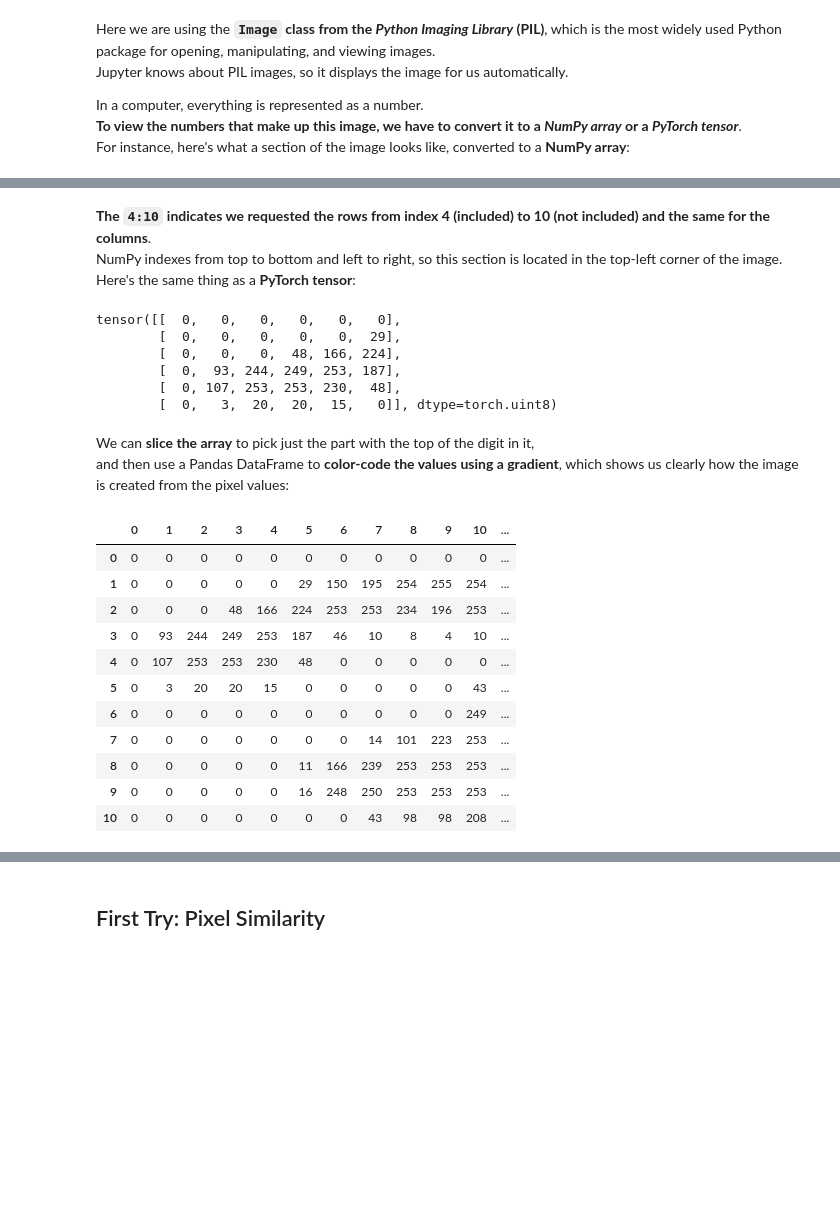
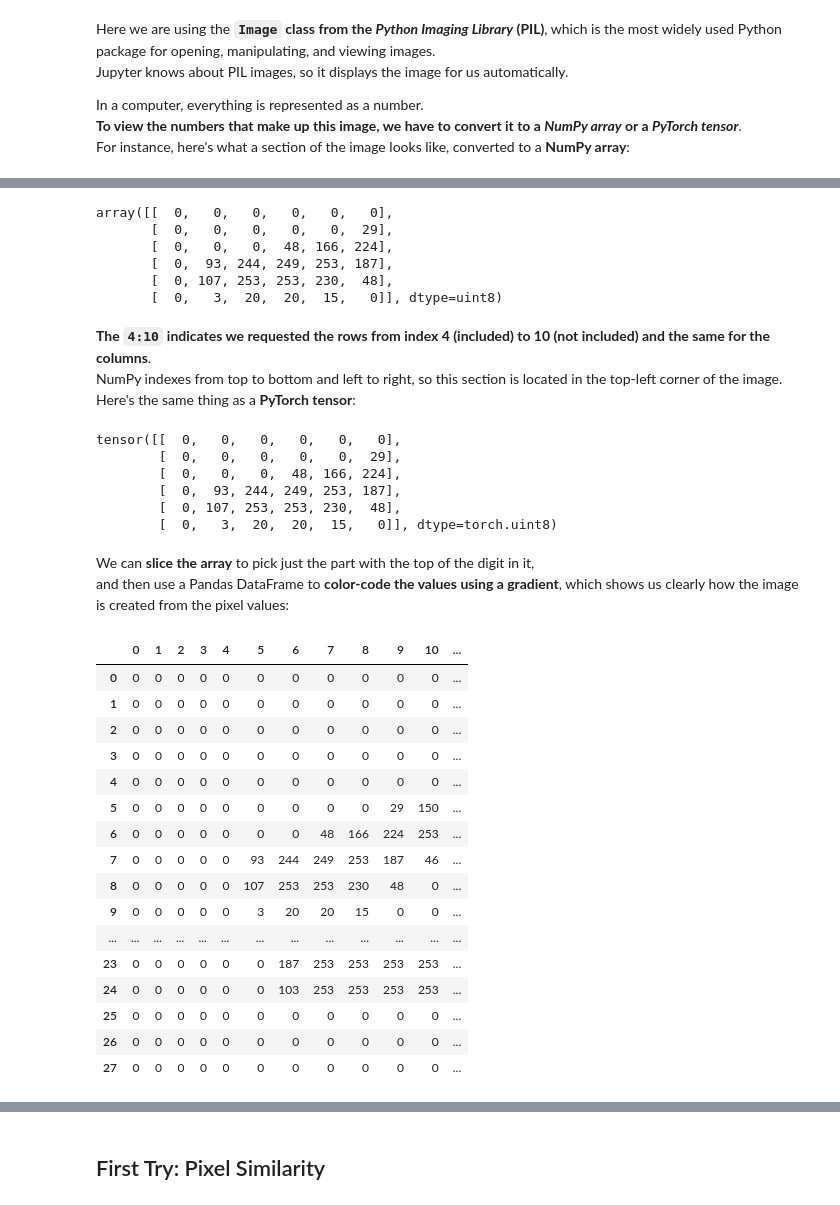
Before and after one commit to ltr01/fastbook, a Jupyter notebook: 04_mnist_basics.ipynb, the cells around one changed output, grey strips where cells are left out. Saved outputs shown, nothing was run; the diff lists cells and outputs as text; code cells hidden in the pictures; blank space fills up the shorter version.

```diff
--- a/04_mnist_basics.ipynb
+++ b/04_mnist_basics.ipynb
@@ -123,37 +147,75 @@ array([[  0,   0,   0,   0,   0,   0],
+# %%
+'''
+one easy way to treat things as numbers is to turn them into an array
+the array is part of numpy, the most popular array programming library for python
+so if we pass our PIL image object to array it just converts the image into a bunch of numbers
+the truth is it was a bunch of numbers the whole time
+it was stored as bunch of numbers on disk
+it just that there's this magic thing in jupyter that knows how to display those numbers on the screen
+an image is just a bunch of numbers on a pc, so we can compute with it
+'''
+array(im3)[4:10,4:10]  # this converts the image im3 to numbers in form of an array
+# %% [output]
+array([[  0,   0,   0,   0,   0,   0],
+       [  0,   0,   0,   0,   0,  29],
+       [  0,   0,   0,  48, 166, 224],
+       [  0,  93, 244, 249, 253, 187],
+       [  0, 107, 253, 253, 230,  48],
+       [  0,   3,  20,  20,  15,   0]], dtype=uint8)
 # %% [markdown]
 **The `4:10` indicates we requested the rows from index 4 (included) to 10 (not included) and the same for the columns**.
 NumPy indexes from top to bottom and left to right, so this section is located in the top-left corner of the image.
 Here's the same thing as a **PyTorch tensor**:
-# %%
-tensor(im3)[4:10,4:10]  # this converts the image im3 to numbers in form of an tensor
-# %% [output]
-tensor([[  0,   0,   0,   0,   0,   0],
-        [  0,   0,   0,   0,   0,  29],
-        [  0,   0,   0,  48, 166, 224],
-        [  0,  93, 244, 249, 253, 187],
-        [  0, 107, 253, 253, 230,  48],
-        [  0,   3,  20,  20,  15,   0]], dtype=torch.uint8)
+# %%
+'''
+a tensor is the pytorch version of a numpy array
+a pytorch tensor and numpy array behave nearly identically, much if not most of the time
+the key thing is a pytorch tensor can also be computed on a gpu, not just cpu
+so we use tensors because they have all the benefits of numpy arrays plus all the benefits of gpu computation
+and they have a whole lot of extra functionality as well
+'''
+tensor(im3)[4:10,4:10]  # this converts the image im3 to numbers in form of an tensor
+# %% [output]
+tensor([[  0,   0,   0,   0,   0,   0],
+        [  0,   0,   0,   0,   0,  29],
+        [  0,   0,   0,  48, 166, 224],
+        [  0,  93, 244, 249, 253, 187],
+        [  0, 107, 253, 253, 230,  48],
+        [  0,   3,  20,  20,  15,   0]], dtype=torch.uint8)
 # %% [markdown]
 We can **slice the array** to pick just the part with the top of the digit in it,
 and then use a Pandas DataFrame to **color-code the values using a gradient**, which shows us clearly how the image is created from the pixel values:
 # %%
+'''
+grab a bit of the image with slicing and turn it into a panda's data frame,
+because pandas has a very convenient thing called backgroud_gradient()
+that turns a background into a gradient, as you can see
+
+this is super tiny, my phone has millions of pixels
+'''
 #hide_output
 im3_t = tensor(im3)  # image converted into a tensor
-df = pd.DataFrame(im3_t[4:15,4:22])
+#df = pd.DataFrame(im3_t[4:15,4:22])  # panda data frame
+df = pd.DataFrame(im3_t[0:28,0:28])  # panda data frame
 df.style.set_properties(**{'font-size':'6pt'}).background_gradient('Greys')
 # %% [output]
 |  | 0 | 1 | 2 | 3 | 4 | 5 | 6 | 7 | 8 | 9 | 10 | ... |
 | 0 | 0 | 0 | 0 | 0 | 0 | 0 | 0 | 0 | 0 | 0 | 0 | ... |
-| 1 | 0 | 0 | 0 | 0 | 0 | 29 | 150 | 195 | 254 | 255 | 254 | ... |
-| 2 | 0 | 0 | 0 | 48 | 166 | 224 | 253 | 253 | 234 | 196 | 253 | ... |
-| 3 | 0 | 93 | 244 | 249 | 253 | 187 | 46 | 10 | 8 | 4 | 10 | ... |
-| 4 | 0 | 107 | 253 | 253 | 230 | 48 | 0 | 0 | 0 | 0 | 0 | ... |
-| 5 | 0 | 3 | 20 | 20 | 15 | 0 | 0 | 0 | 0 | 0 | 43 | ... |
-| 6 | 0 | 0 | 0 | 0 | 0 | 0 | 0 | 0 | 0 | 0 | 249 | ... |
-| 7 | 0 | 0 | 0 | 0 | 0 | 0 | 0 | 14 | 101 | 223 | 253 | ... |
-| 8 | 0 | 0 | 0 | 0 | 0 | 11 | 166 | 239 | 253 | 253 | 253 | ... |
-| 9 | 0 | 0 | 0 | 0 | 0 | 16 | 248 | 250 | 253 | 253 | 253 | ... |
-| 10 | 0 | 0 | 0 | 0 | 0 | 0 | 0 | 43 | 98 | 98 | 208 | ... |
+| 1 | 0 | 0 | 0 | 0 | 0 | 0 | 0 | 0 | 0 | 0 | 0 | ... |
+| 2 | 0 | 0 | 0 | 0 | 0 | 0 | 0 | 0 | 0 | 0 | 0 | ... |
+| 3 | 0 | 0 | 0 | 0 | 0 | 0 | 0 | 0 | 0 | 0 | 0 | ... |
+| 4 | 0 | 0 | 0 | 0 | 0 | 0 | 0 | 0 | 0 | 0 | 0 | ... |
+| 5 | 0 | 0 | 0 | 0 | 0 | 0 | 0 | 0 | 0 | 29 | 150 | ... |
+| 6 | 0 | 0 | 0 | 0 | 0 | 0 | 0 | 48 | 166 | 224 | 253 | ... |
+| 7 | 0 | 0 | 0 | 0 | 0 | 93 | 244 | 249 | 253 | 187 | 46 | ... |
+| 8 | 0 | 0 | 0 | 0 | 0 | 107 | 253 | 253 | 230 | 48 | 0 | ... |
+| 9 | 0 | 0 | 0 | 0 | 0 | 3 | 20 | 20 | 15 | 0 | 0 | ... |
+| ... | ... | ... | ... | ... | ... | ... | ... | ... | ... | ... | ... | ... |
+| 23 | 0 | 0 | 0 | 0 | 0 | 0 | 187 | 253 | 253 | 253 | 253 | ... |
+| 24 | 0 | 0 | 0 | 0 | 0 | 0 | 103 | 253 | 253 | 253 | 253 | ... |
+| 25 | 0 | 0 | 0 | 0 | 0 | 0 | 0 | 0 | 0 | 0 | 0 | ... |
+| 26 | 0 | 0 | 0 | 0 | 0 | 0 | 0 | 0 | 0 | 0 | 0 | ... |
+| 27 | 0 | 0 | 0 | 0 | 0 | 0 | 0 | 0 | 0 | 0 | 0 | ... |
 # %% [markdown]
 <img width="453" id="output_pd_pixels" src="images/att_00058.png">
 # %% [markdown]
```
Also changed, not shown: parts of 22 cells of this notebook.
